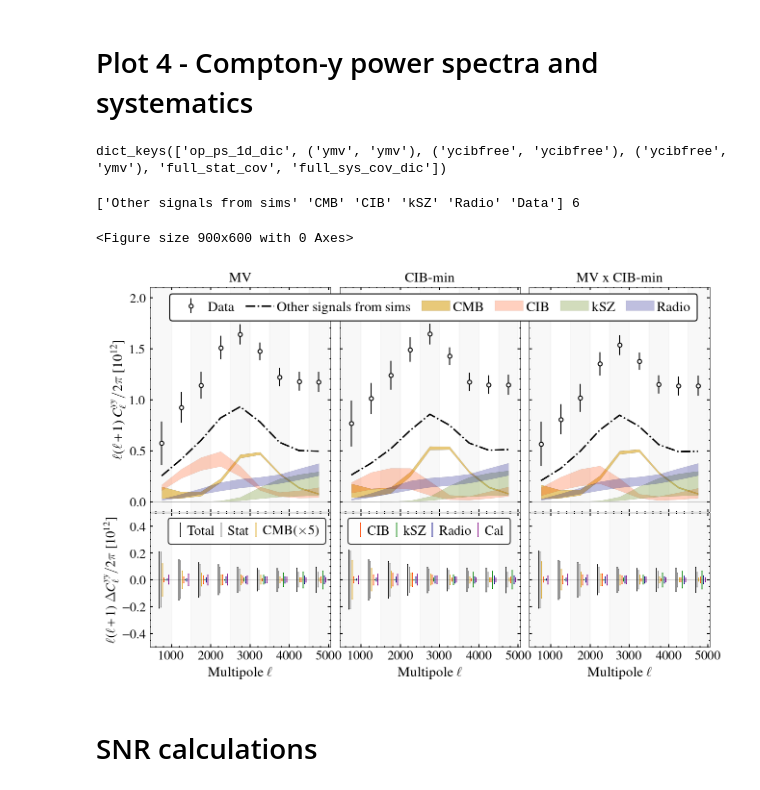
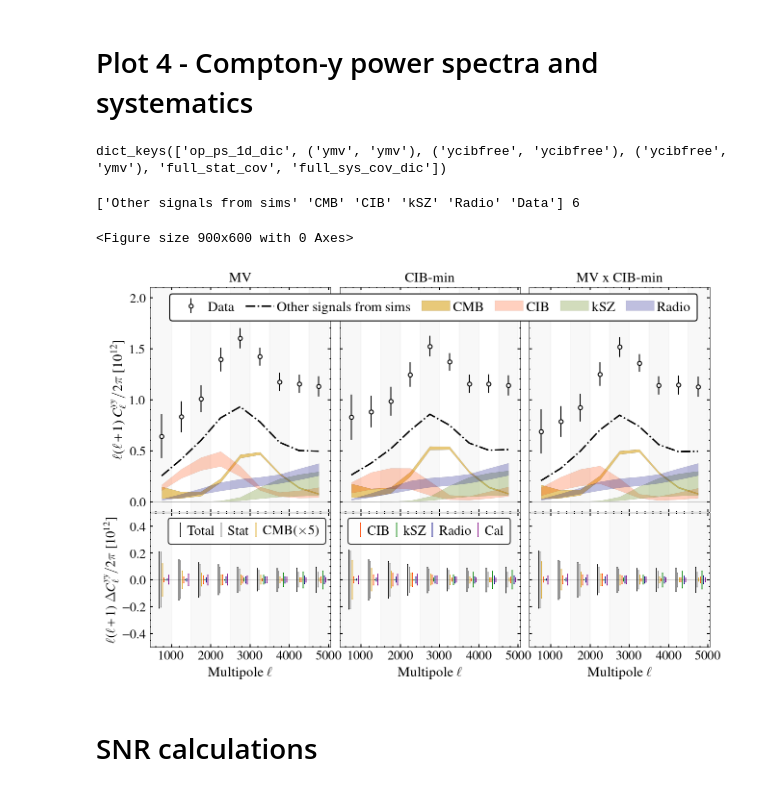
Before and after one commit to sriniraghunathan/tSZ_2pt_SPT_SPIRE, a Jupyter notebook: read_files_and_make_plots.ipynb, the cells around one changed output. Saved outputs shown, nothing was run; the diff lists cells and outputs as text; code cells hidden in the pictures.

```diff
--- a/read_files_and_make_plots.ipynb
+++ b/read_files_and_make_plots.ipynb
@@ -94,6 +94,9 @@ rcParams['figure.facecolor'] = 'white'
 f1 = 'results/ymv_full_proj0.npy'
 f2 = 'results/ycibfree_full_proj0.npy'
 fname_dic = {'ymv': f1}#, 'ycibfree': f2}
+
+fname = 'results/power_spectra_lmin500_lmax5000_deltal500/100d_tsz_final_estimate_beamrc5.1_noslope.npy'
+res_dic = np.load(fname, allow_pickle=True).item()
 
 #ilc details
 #ilc_specs_dic = {'ymv': r'$y$: MV', 'ycibfree': : r'$y$: CIB-\texttt{min}'}
@@ -160,7 +163,7 @@ cluster_mass_dic = {5: cluster_cutout_keyarr[cluster_snr_ge_5_inds,5].T,
 
 for snr in cluster_mass_dic:
     print('Mean mass for snr = %s is %s' %(snr, np.mean(cluster_mass_dic[snr]/1e14)) )
-sys.exit()
+##sys.exit()
 
 weights_snr_ge_5 = None #1./sigma_snr_ge_5**2.
 weights_snr_ge_10 = None #1./sigma_snr_ge_10**2.
@@ -188,9 +191,9 @@ ymin, ymax = dec0 - boxsize_deg/2., dec0 + boxsize_deg/2.
 #cmap = cm.RdYlBu_r
 #cmap = cmap_planck
 cmap = cm.RdBu_r
-if (1):
+if (0):
     import extra
-    cmap = extra.shifted_color_map(cmap, start=0, midpoint=0.5, stop=1.0, name='shiftedcmap')
+    cmap = extra.shifted_color_map(cmap, start=0, midpoint=0.7, stop=1.0, name='shiftedcmap')
     print( '\n\n\nshifting colour maps\n\n\n')
 #vmin, vmax = -10., 50.
 #vmin, vmax = -20, 20. #15., 15.
@@ -205,6 +208,25 @@ cluster_cutout_stack_dic = {5: cluster_cutout_stack_snr_ge_5,
                             20: cluster_cutout_stack_snr_ge_20,
                            }
 
+def wiener_filtered_image_to_plot(image, mapparams, ilckey, dx = 0.5, beam_fwhm_am = -1):
+    import flatsky
+    els = res_dic[(ilckey, ilckey)]['els']
+    cls = res_dic[(ilckey, ilckey)]['data_odd_even_combs_only']
+    fg_plus_noise_cls = res_dic[(ilckey, ilckey)]['sim']
+    filter_for_image = flatsky.wiener_filter(mapparams, cls, fg_plus_noise_cls, el = els)
+    if beam_fwhm_am > 0:
+        lmax = max(els)
+        beam_filter = flatsky.get_beam(mapparams, beam_fwhm_am, lmax)
+        filter_for_image = filter_for_image * beam_filter
+    image_filtered = np.fft.ifft2( np.fft.fft2( image ) * filter_for_image ).real
+    return image_filtered
+
+dx = 0.5
+beam_fwhm_am_for_smoothing = -1 ##2. ##-1 ##2.
+if beam_fwhm_am_for_smoothing > 0:
+    filters_applied = 'beam%sam' %(beam_fwhm_am_for_smoothing)
+else:
+    filters_applied = ''
 for to_plot_cntr, ilckey in enumerate( fname_dic ):
     fsval = 14
     curr_ymap = np.load(fname_dic[ilckey], allow_pickle=True)
@@ -212,6 +234,13 @@ for to_plot_cntr, ilckey in enumerate( fname_dic ):
 
     mask_to_plot = mask #apod_mask * mask
     curr_ymap_to_plot = np.copy( curr_ymap ) * yscalefac * mask_to_plot
+
+    if (1): #20260115
+        mapparams = [ny, nx, dx, dx]
+        curr_ymap_to_plot = wiener_filtered_image_to_plot(curr_ymap_to_plot, mapparams, ilckey, beam_fwhm_am=beam_fwhm_am_for_smoothing)
+        vmin, vmax = -10., 15.
+        filters_applied = '%s_wiener' %(filters_applied)
+
 
     #tmp_curr_ymap_to_plot_normed = abs( curr_ymap_to_plot / np.max(curr_ymap_to_plot) )
     #masked_inds = np.where( tmp_curr_ymap_to_plot_normed <= 0.0001)
@@ -368,6 +397,9 @@ if (1): #zoom-in
     ax2.axis('off')
 
 plname = 'plots/ymap_plots.pdf'
+if filters_applied:
+    plname = '%s_%s' %(plname, filters_applied)
+plname = '%s.pdf' %(plname)
 savefig(plname, dpi = 200.)
 show()
 # %% [output]
@@ -866,10 +1207,14 @@ for tmpcntr, m1m2 in enumerate( m1_m2_ilc_comb_arr_to_plot ):
     ##print(res_dic[m1m2].keys())
     el_ = res_dic[m1m2]['els']
     el_ori = np.copy( el_ )
+    cl_sim = res_dic[m1m2]['sim'] * mulfac
     cl_data= res_dic[m1m2]['data'] * mulfac
-    cl_sim = res_dic[m1m2]['sim'] * mulfac
     cl_data_final = res_dic[m1m2]['data_final'] * mulfac
     cl_data_err = res_dic[m1m2]['data_error'] * mulfac
+    if (1):
+        cl_data= res_dic[m1m2]['data_odd_even_combs_only'] * mulfac
+        cl_data_final = res_dic[m1m2]['data_final_odd_even_combs_only'] * mulfac
+
 
     ##linds = np.where(el_<=lmax_for_plotting)[0]
     ##el_, cl_data, cl_sim, cl_data_final, cl_data_err = el_[linds], cl_data[linds], cl_sim[linds], cl_data_final[linds], cl_data_err[linds]
@@ -1150,34 +1495,34 @@ if show_error_decomposition:
 
         legfsval = fsval - 0.5
         if m1m2cntr == 0:
             handles, labels = ax.get_legend_handles_labels()
             legend(handles[:3], labels[:3], loc = 1, bbox_to_anchor = (1.01, 1.01), fontsize = legfsval, ncol = 6, handletextpad = 0.1, columnspacing = 0.1, handlelength = 0.8, numpoints = 1)
         if m1m2cntr == 1:
             handles, labels = ax.get_legend_handles_labels()
             #legend(handles[3:], labels[3:], loc = 1, bbox_to_anchor = (1.01, 1.01), fontsize = legfsval, ncol = 6, handletextpad = 0.1, columnspacing = 0.1, handlelength = 1., numpoints = 1)
             legend(handles[3:], labels[3:], loc = 2, bbox_to_anchor = (0.01, 1.01), fontsize = legfsval, ncol = 6, handletextpad = 0.1, columnspacing = 0.1, handlelength = 0.8, numpoints = 1)
 
         if m1m2cntr == 0:
             ylabel(r'$\ell(\ell+1)\ \Delta C_{\ell}^{yy} / 2\pi$ [$10^{12}$]', fontsize = fsval-0.5)
         else:
             setp(ax.get_yticklabels(), visible=False)
         xlabel(r'Multipole $\ell$', fontsize = fsval)
         xlim(xmin, xmax); ylim(-0.5, 0.5)
         ax.yaxis.set_major_locator(plt.MaxNLocator(5))
 
         m1m2cntr += 1
     ##suptitle(r'Error budgets', fontsize = fsval, y = 0.93)
     plname = '%s_plus_errors' %(plname)
 
 plname = '%s.pdf' %(plname)
 #plname = '%s.png' %(plname)
 savefig(plname, dpi = 200.)
 show()
 # %% [output]
 dict_keys(['op_ps_1d_dic', ('ymv', 'ymv'), ('ycibfree', 'ycibfree'), ('ycibfree', 'ymv'), 'full_stat_cov', 'full_sys_cov_dic'])
 ['Other signals from sims' 'CMB' 'CIB' 'kSZ' 'Radio' 'Data'] 6
 <Figure size 900x600 with 0 Axes>
-[figure, old version]
+[figure, new version]
 # %% [markdown]
 # SNR calculations
 # %%
```
Also changed, not shown: parts of 5 cells of this notebook, 2 other files.
